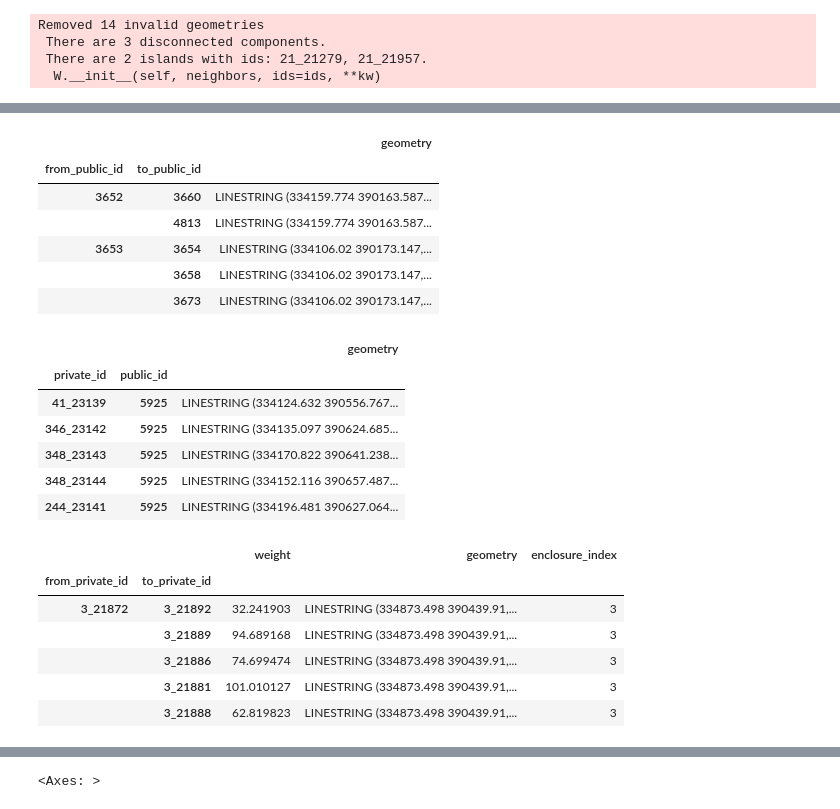
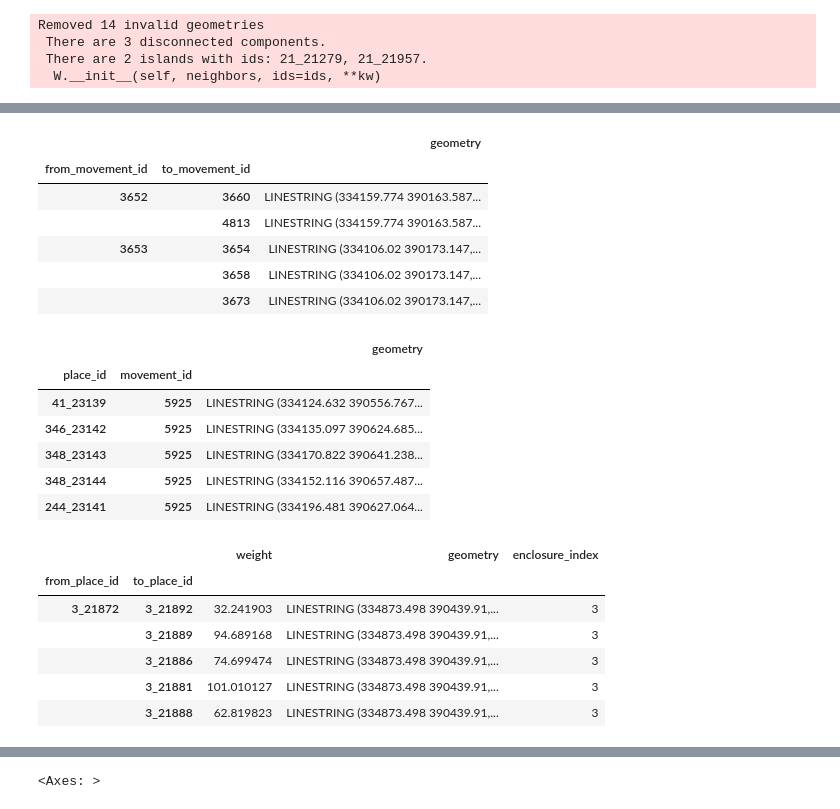
Before and after one commit to yu-ta-sato/city2graph, a Jupyter notebook: docs/examples/morphological_graph_from_overturemaps.ipynb, the cells around one changed output, grey strips where cells are left out. Saved outputs shown, nothing was run; the diff lists cells and outputs as text; code cells hidden in the pictures.

Commit message:
Change the wording in morphological_graph

```diff
--- a/docs/examples/morphological_graph_from_overturemaps.ipynb
+++ b/docs/examples/morphological_graph_from_overturemaps.ipynb
@@ -214,30 +214,30 @@ morpho_nodes["public"].head()
 | 6006 | 8875ee79-3883-4dac-820e-178a84e73d32 | 1 | [{'property': '', 'dataset': 'Ope... | road | steps | NaN | [{'connector_id': '9ef168e1-b984-... | NaN | NaN | ... |
 5 rows × 25 columns
 # %%
-morpho_edges[('public', 'connected_to', 'public')].head()
+morpho_edges[('movement', 'connected_to', 'movement')].head()
 # %% [output]
 |  |  | geometry |
-| from_public_id | to_public_id |  |
+| from_movement_id | to_movement_id |  |
 | 3652 | 3660 | LINESTRING (334159.774 390163.587... |
 |  | 4813 | LINESTRING (334159.774 390163.587... |
 | 3653 | 3654 | LINESTRING (334106.02 390173.147,... |
 |  | 3658 | LINESTRING (334106.02 390173.147,... |
 |  | 3673 | LINESTRING (334106.02 390173.147,... |
 # %%
-morpho_edges[('private', 'faced_to', 'public')].head()
+morpho_edges[('place', 'faced_to', 'movement')].head()
 # %% [output]
 |  |  | geometry |
-| private_id | public_id |  |
+| place_id | movement_id |  |
 | 41_23139 | 5925 | LINESTRING (334124.632 390556.767... |
 | 346_23142 | 5925 | LINESTRING (334135.097 390624.685... |
 | 348_23143 | 5925 | LINESTRING (334170.822 390641.238... |
 | 348_23144 | 5925 | LINESTRING (334152.116 390657.487... |
 | 244_23141 | 5925 | LINESTRING (334196.481 390627.064... |
 # %%
-morpho_edges[('private', 'touched_to', 'private')].head()
+morpho_edges[('place', 'touched_to', 'place')].head()
 # %% [output]
 |  |  | weight | geometry | enclosure_index |
-| from_private_id | to_private_id |  |  |  |
+| from_place_id | to_place_id |  |  |  |
 | 3_21872 | 3_21892 | 32.241903 | LINESTRING (334873.498 390439.91,... | 3 |
 |  | 3_21889 | 94.689168 | LINESTRING (334873.498 390439.91,... | 3 |
 |  | 3_21886 | 74.699474 | LINESTRING (334873.498 390439.91,... | 3 |
```
Also changed, not shown: parts of 19 cells of this notebook, 6 other files.
